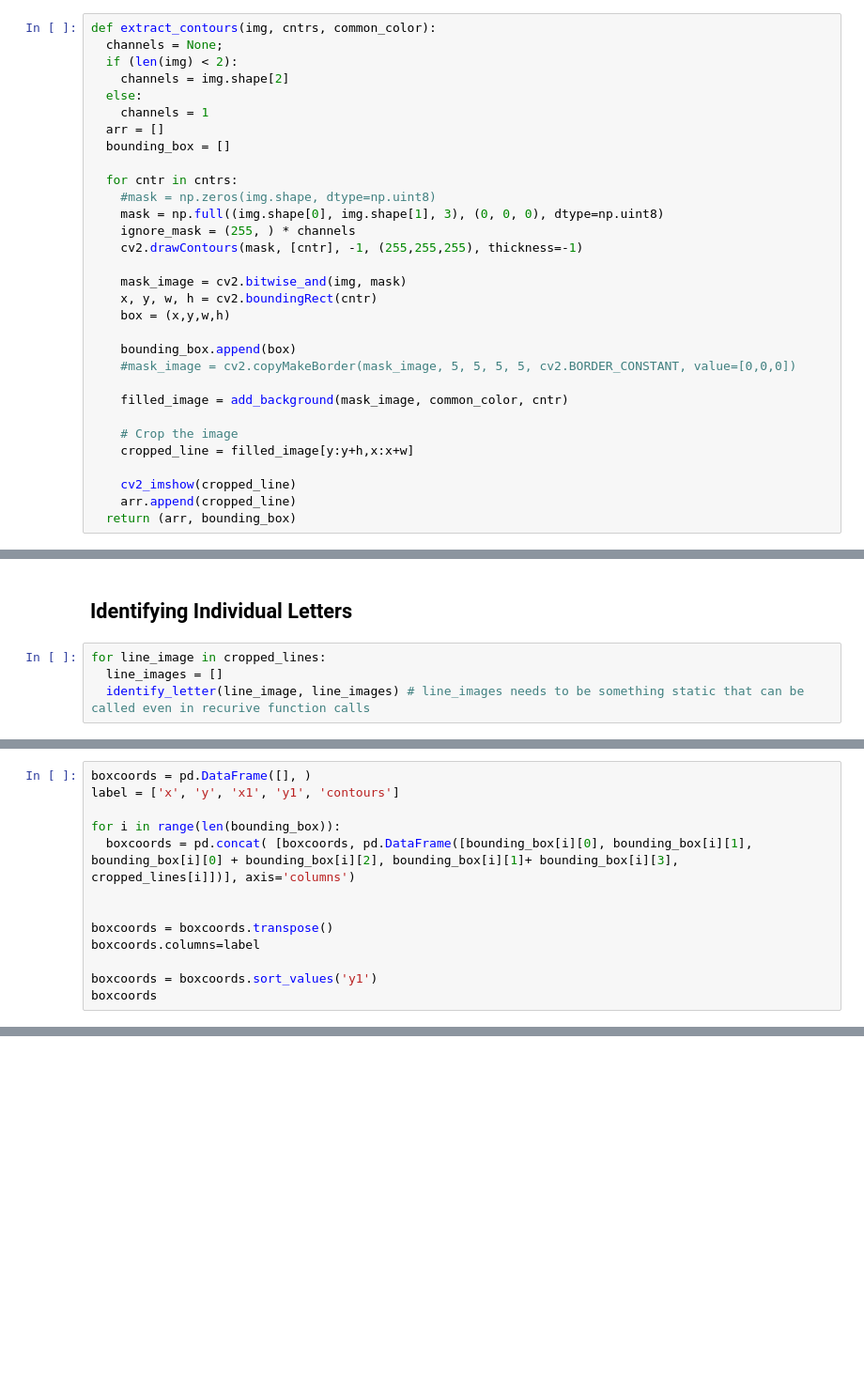
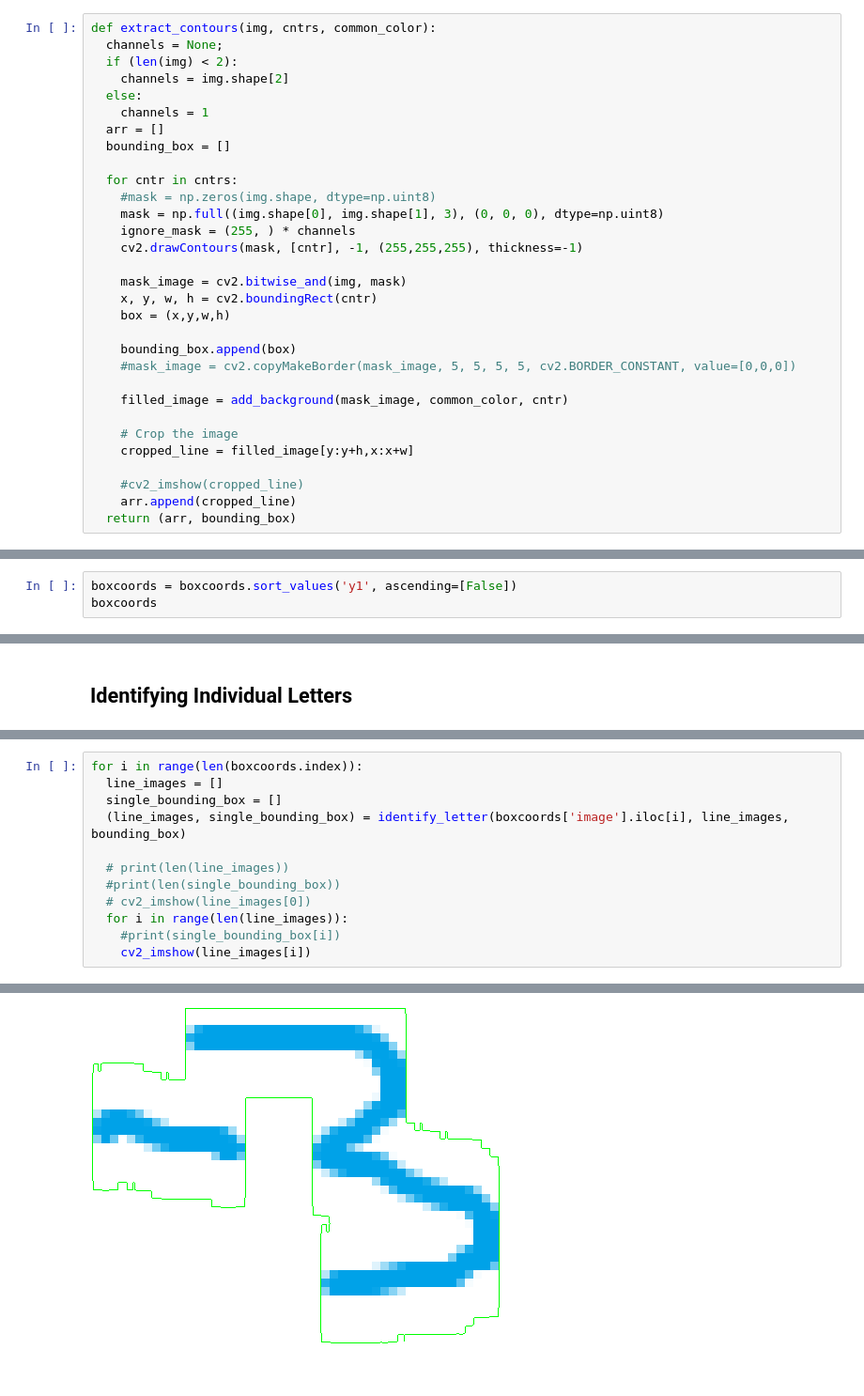
Before and after one commit to muvision/cm-mathvision, a Jupyter notebook: OpenCV.ipynb, the cells around one changed output, grey strips where cells are left out. Shown: that part at 94% size. Drawn from its saved outputs; the diff is of its cells as text; blank space fills up the shorter version.

Commit message:
Finished image line sorting and cropped out individual images at a high level

```diff
--- a/OpenCV.ipynb
+++ b/OpenCV.ipynb
@@ -251,7 +251,7 @@ def extract_contours(img, cntrs, common_color):
     # Crop the image
     cropped_line = filled_image[y:y+h,x:x+w]
 
-    cv2_imshow(cropped_line)
+    #cv2_imshow(cropped_line)
     arr.append(cropped_line)
   return (arr, bounding_box)
 # %%
@@ -265,0 +281,3 @@ b_color = common_color(cropped_image)
+# %%
+boxcoords = boxcoords.sort_values('y1', ascending=[False])
+boxcoords
@@ -296,6 +343,2 @@ def identify_letter(image, line_images):
 # %% [markdown]
 ## Identifying Individual Letters
-# %%
-for line_image in cropped_lines:
-  line_images = []
-  identify_letter(line_image, line_images) # line_images needs to be something static that can be called even in recurive function calls
@@ -316,13 +344,0 @@ for line_image in cropped_lines:
-# %%
-boxcoords = pd.DataFrame([], )
-label = ['x', 'y', 'x1', 'y1', 'contours']
-
-for i in range(len(bounding_box)):
-  boxcoords = pd.concat( [boxcoords, pd.DataFrame([bounding_box[i][0], bounding_box[i][1], bounding_box[i][0] + bounding_box[i][2], bounding_box[i][1]+ bounding_box[i][3], cropped_lines[i]])], axis='columns')
-
-
-boxcoords = boxcoords.transpose()
-boxcoords.columns=label
-
-boxcoords = boxcoords.sort_values('y1')
-boxcoords
@@ -333,0 +352,13 @@ boxcoords
+# %%
+for i in range(len(boxcoords.index)):
+  line_images = []
+  single_bounding_box = []
+  (line_images, single_bounding_box) = identify_letter(boxcoords['image'].iloc[i], line_images, bounding_box)
+
+  # print(len(line_images))
+  #print(len(single_bounding_box))
+  # cv2_imshow(line_images[0])
+  for i in range(len(line_images)):
+    #print(single_bounding_box[i])
+    cv2_imshow(line_images[i])
+# %% [output]
@@ -333,0 +366 @@ boxcoords
+[figure, added]
```
Also changed, not shown: parts of 8 cells of this notebook.
